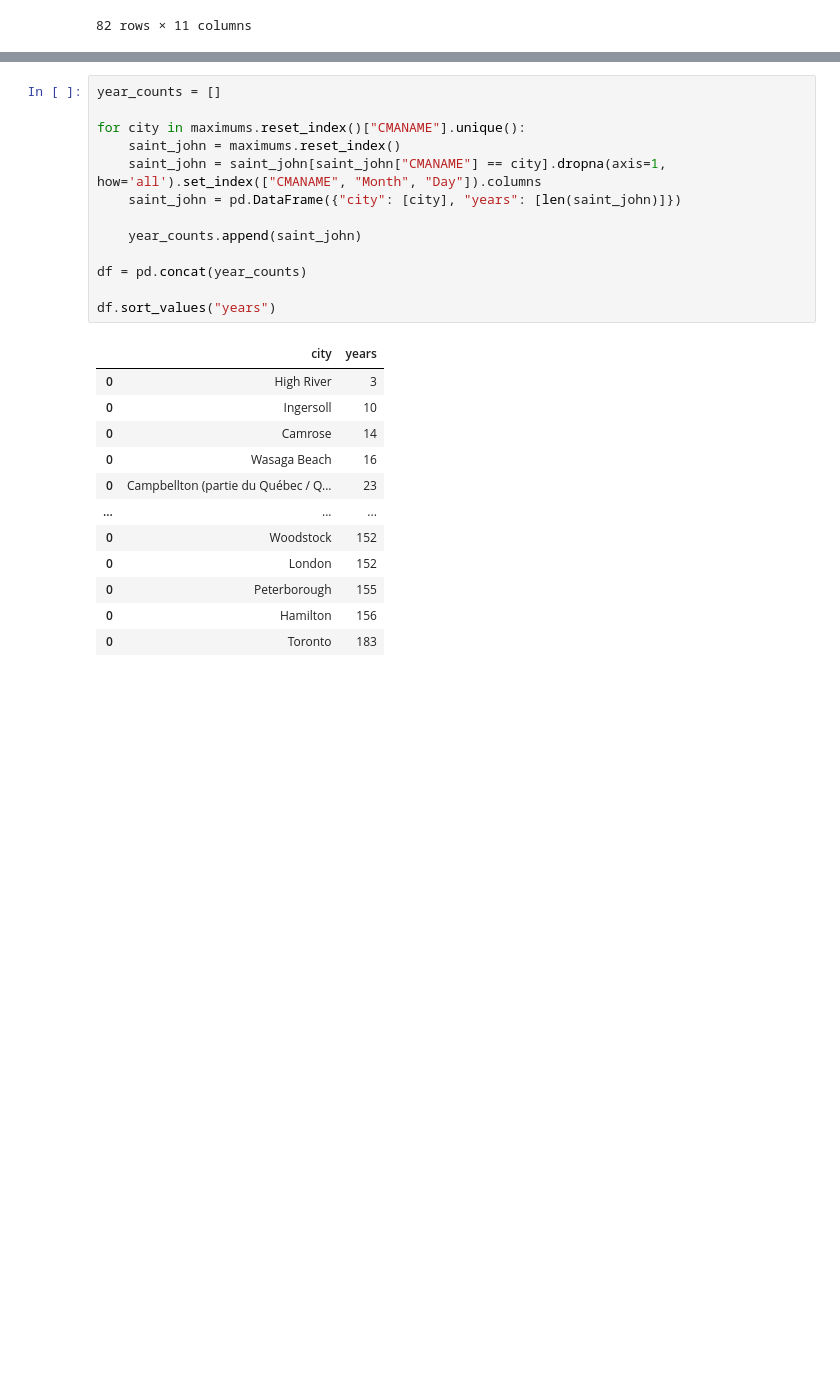
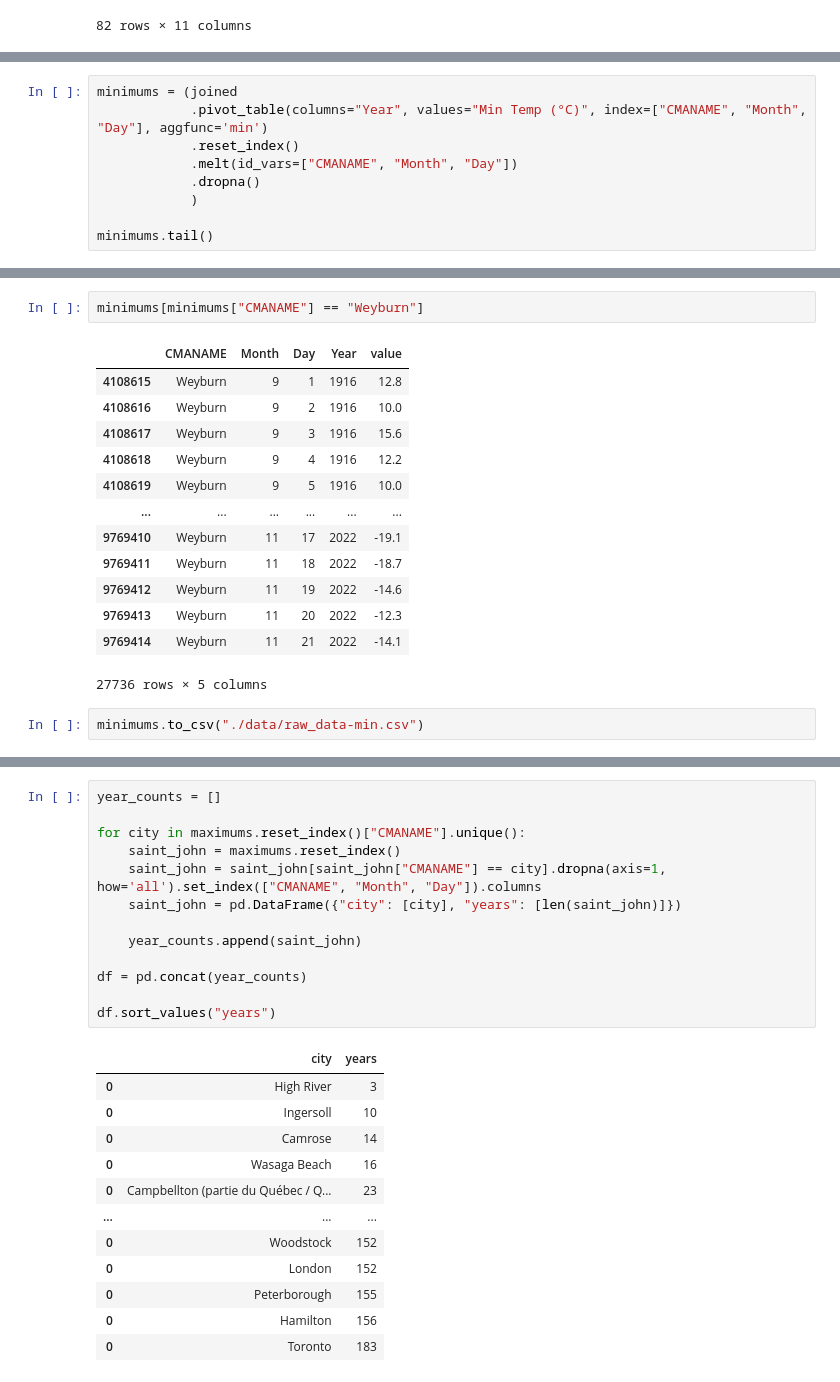
Before and after one commit to dexmcmillan/weather-records-app, a Jupyter notebook: weather_scripts/testing.ipynb, the cells around one changed output, grey strips where cells are left out. Saved outputs shown, nothing was run; the diff lists cells and outputs as text; blank space fills up the shorter version.

```diff
--- a/weather_scripts/testing.ipynb
+++ b/weather_scripts/testing.ipynb
@@ -53,0 +47,9 @@ maximums2.to_csv("./data/raw_data-min.csv")
+# %%
+minimums = (joined
+            .pivot_table(columns="Year", values="Min Temp (°C)", index=["CMANAME", "Month", "Day"], aggfunc='min')
+            .reset_index()
+            .melt(id_vars=["CMANAME", "Month", "Day"])
+            .dropna()
+            )
+
+minimums.tail()
@@ -54 +63,19 @@ maximums2.to_csv("./data/raw_data-min.csv")
+# %%
+minimums[minimums["CMANAME"] == "Weyburn"]
+# %% [output]
+|  | CMANAME | Month | Day | Year | value |
+| 4108615 | Weyburn | 9 | 1 | 1916 | 12.8 |
+| 4108616 | Weyburn | 9 | 2 | 1916 | 10.0 |
+| 4108617 | Weyburn | 9 | 3 | 1916 | 15.6 |
+| 4108618 | Weyburn | 9 | 4 | 1916 | 12.2 |
+| 4108619 | Weyburn | 9 | 5 | 1916 | 10.0 |
+| ... | ... | ... | ... | ... | ... |
+| 9769410 | Weyburn | 11 | 17 | 2022 | -19.1 |
+| 9769411 | Weyburn | 11 | 18 | 2022 | -18.7 |
+| 9769412 | Weyburn | 11 | 19 | 2022 | -14.6 |
+| 9769413 | Weyburn | 11 | 20 | 2022 | -12.3 |
+| 9769414 | Weyburn | 11 | 21 | 2022 | -14.1 |
+27736 rows × 5 columns
+# %%
+minimums.to_csv("./data/raw_data-min.csv")
 # %%
```
Also changed, not shown: parts of 9 cells of this notebook, 7 other files.
